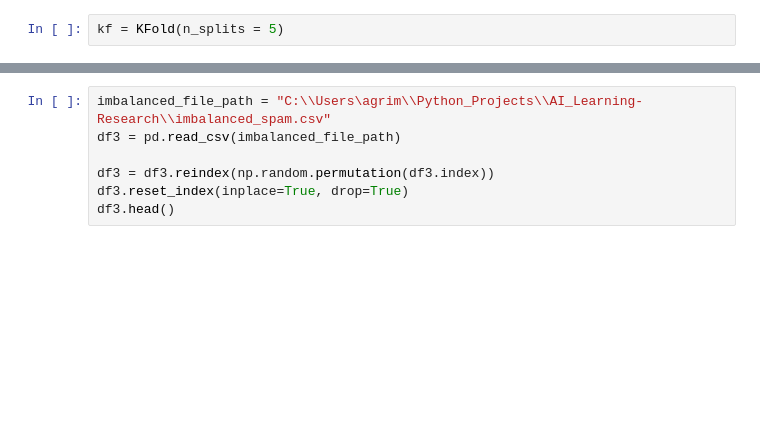
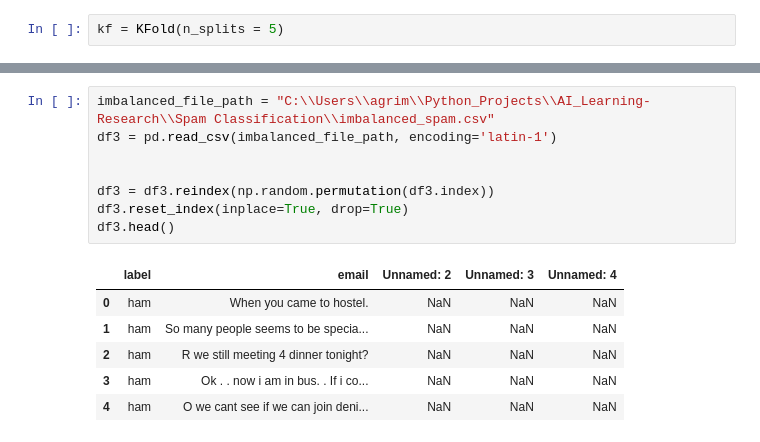
Before and after one commit to AJ-6/AI_Learning-Research, a Jupyter notebook: Spam_Classification.ipynb, the cells around one changed output, grey strips where cells are left out. Cells and saved outputs as stored; diff of their text form; blank space fills up the shorter version.

```diff
--- a/Spam_Classification.ipynb
+++ b/Spam_Classification.ipynb
@@ -301,7 +423,15 @@ print(f" Mean Precision: {mean_precision}")
 # %%
-imbalanced_file_path = "C:\\Users\agrim\\Python_Projects\\AI_Learning-Research\\imbalanced_spam.csv"
-df3 = pd.read_csv(imbalanced_file_path)
+imbalanced_file_path = "C:\\Users\\agrim\\Python_Projects\\AI_Learning-Research\\Spam Classification\\imbalanced_spam.csv"
+df3 = pd.read_csv(imbalanced_file_path, encoding='latin-1')
+
 
 df3 = df3.reindex(np.random.permutation(df3.index))
 df3.reset_index(inplace=True, drop=True)
 df3.head()
+# %% [output]
+|  | label | email | Unnamed: 2 | Unnamed: 3 | Unnamed: 4 |
+| 0 | ham | When you came to hostel. | NaN | NaN | NaN |
+| 1 | ham | So many people seems to be specia... | NaN | NaN | NaN |
+| 2 | ham | R we still meeting 4 dinner tonight? | NaN | NaN | NaN |
+| 3 | ham | Ok . . now i am in bus. . If i co... | NaN | NaN | NaN |
+| 4 | ham | O we cant see if we can join deni... | NaN | NaN | NaN |
```
Also changed, not shown: parts of 23 cells of this notebook, 1 other file.
